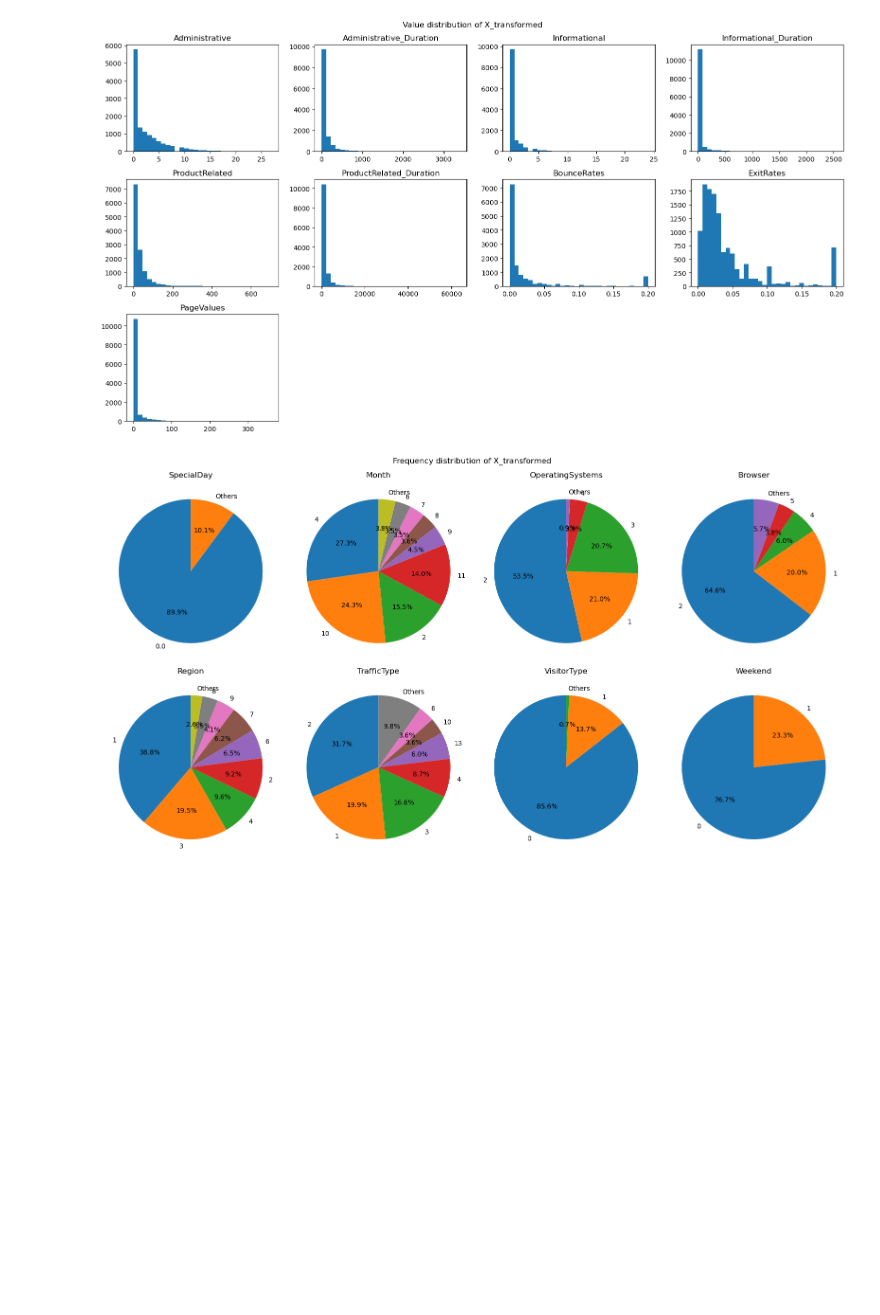
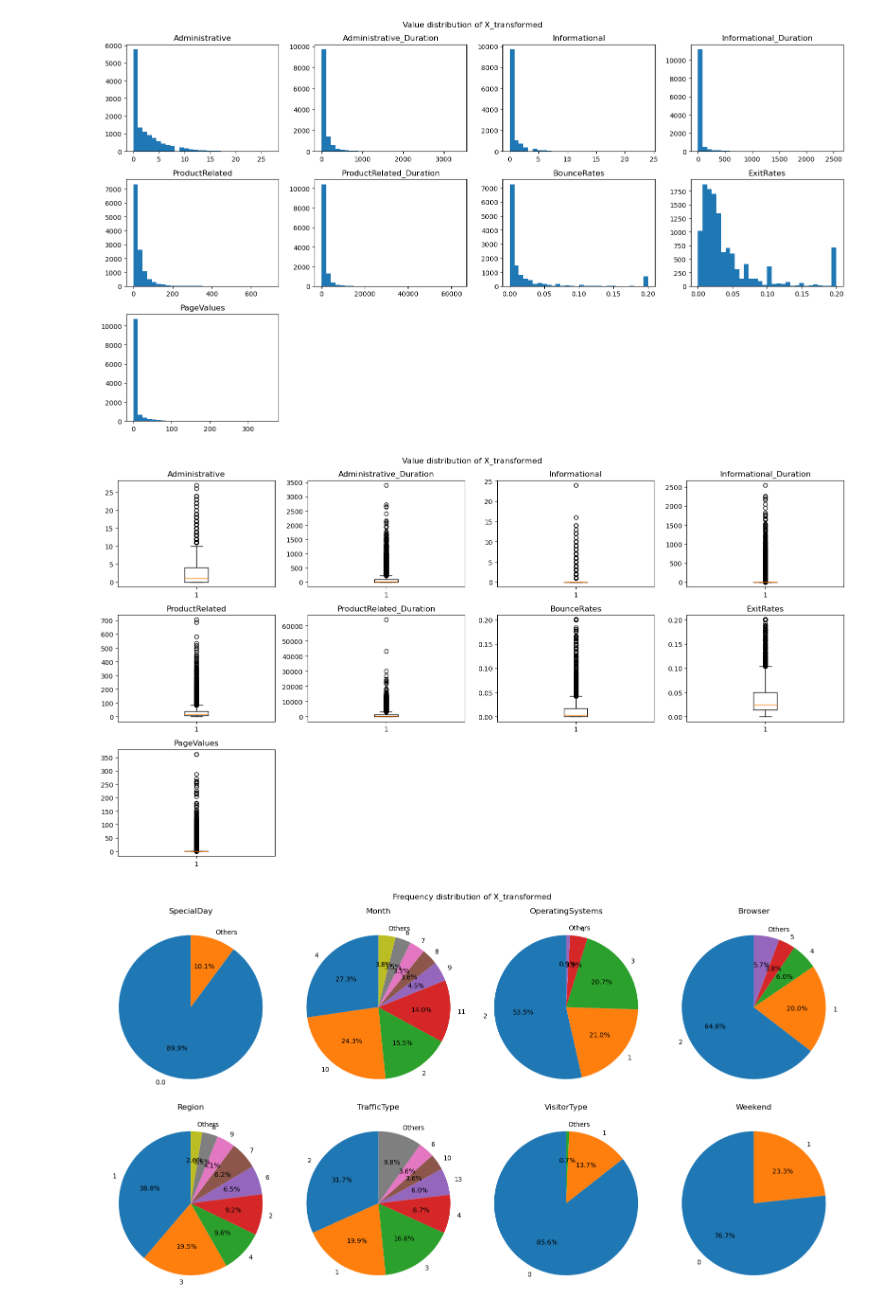
Before and after one commit to RowlaxX/PythonFinalProject, a Jupyter notebook: PythonFinalProject.ipynb, the cells around one changed output. Cells and saved outputs as stored; diff of their text form; code cells hidden in the pictures; blank space fills up the shorter version.

```diff
--- a/PythonFinalProject.ipynb
+++ b/PythonFinalProject.ipynb
@@ -380,6 +380,10 @@ Our data is now transformed and only contains numbers
 plothists(X_transformed, input_feature_continuous, 'X_transformed')
 # %% [output]
 [figure]
+# %%
+plotboxes(X_transformed, input_feature_continuous, 'X_transformed')
+# %% [output]
+[figure, added]
 # %%
 plotfreqpies(X_transformed, input_feature_enums, 'X_transformed', max_percentage=0.03)
 # %% [output]
```
Also changed, not shown: parts of 4 cells of this notebook, 1 other file.
